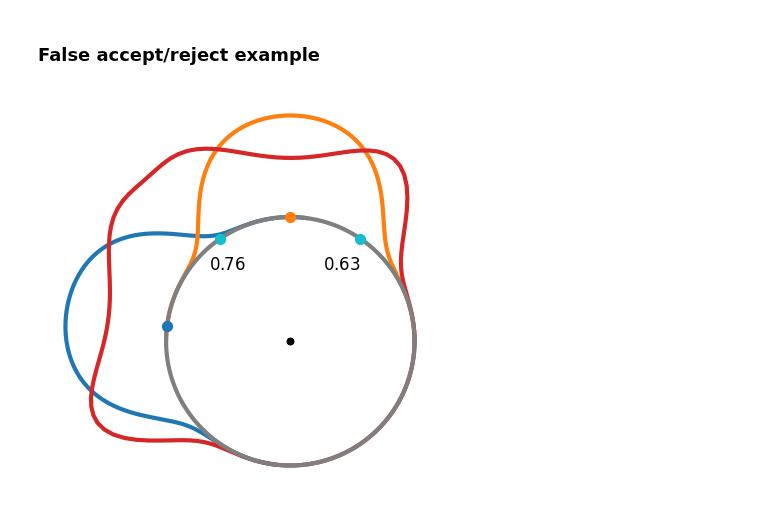
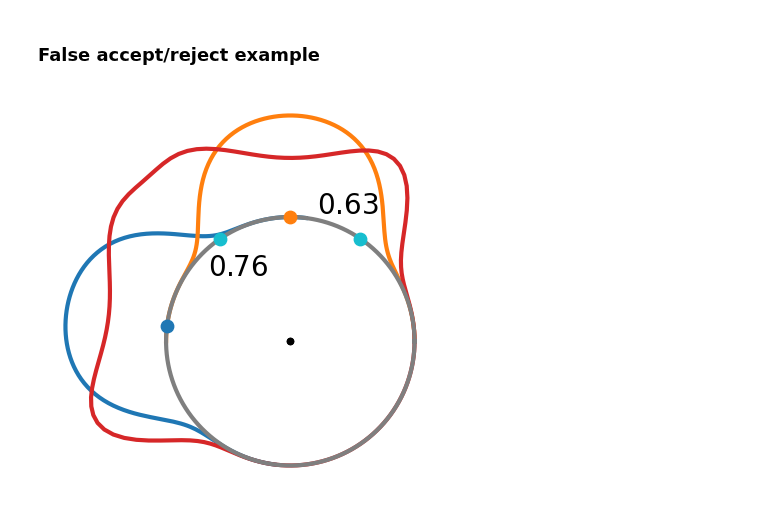
Before and after one commit to vanekek/face_ue, a Jupyter notebook: sandbox/paper_method_plot.ipynb, the cells around one changed output. Drawn from its saved outputs; the diff is of its cells as text; code cells hidden in the pictures.

```diff
--- a/sandbox/paper_method_plot.ipynb
+++ b/sandbox/paper_method_plot.ipynb
@@ -55,9 +55,9 @@ def compute_class_probs(class_id, zs, mus, kappa, beta):
     class_probes = np.array(class_probes)
     return class_probes
 # %%
-fontsize = 12
+fontsize = 20
 linewidth = 3
-dot_size = 50
+dot_size = 80
 
 test_color = "tab:cyan"
 # %% [markdown]
@@ -238,33 +238,33 @@ test_point_vectors = get_vectors_by_angle(test_points_angles)
 # entropy value
 
 probs_at_test_points = []
 for i in range(mus.shape[1] + 1):
     class_probes = compute_class_probs(i, test_point_vectors, mus, kappa, beta)
     probs_at_test_points.append(class_probes)
 probs_at_test_points = np.stack(probs_at_test_points, axis=0)
 
 entr_test = -np.sum(probs_at_test_points * np.log(probs_at_test_points), axis=0)
 entr_test = np.round(entr_test, 2)
 ax.annotate(
     f"${entr_test[0]}$",
     xy=test_point_vectors[0],
-    xytext=[test_point_vectors[0][0] - 0.09, test_point_vectors[0][1] - 0.25],
+    xytext=[test_point_vectors[0][0] - 0.1, test_point_vectors[0][1] - 0.3],
     fontsize=fontsize,
 )
 ax.annotate(
     f"${entr_test[1]}$",
     xy=test_point_vectors[1],
-    xytext=[test_point_vectors[1][0] - 0.3, test_point_vectors[1][1] - 0.25],
+    xytext=[test_point_vectors[1][0] - 0.35, test_point_vectors[1][1] + 0.2],
     fontsize=fontsize,
 )
 
 fig.gca().set_aspect("equal")
 ax.axis("off")
 fig.show()
 plt.savefig(
     "/app/paper_assets/images/false_accept-reject_example.png",
     dpi=300,
     bbox_inches="tight",
 )
 # %% [output]
-[figure, old version]
+[figure, new version]
```
Also changed, not shown: parts of 1 cell of this notebook, 4 other files.
